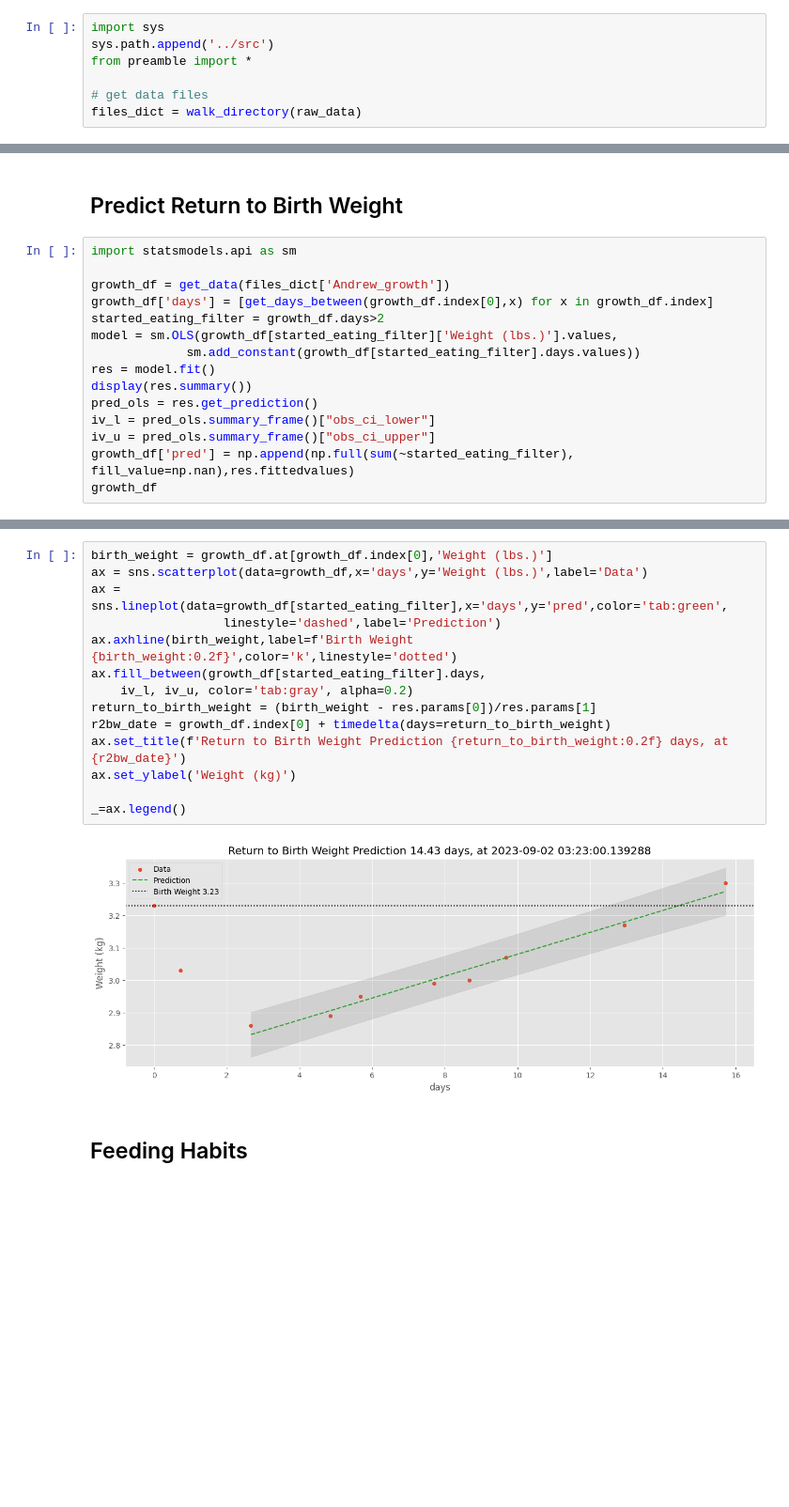
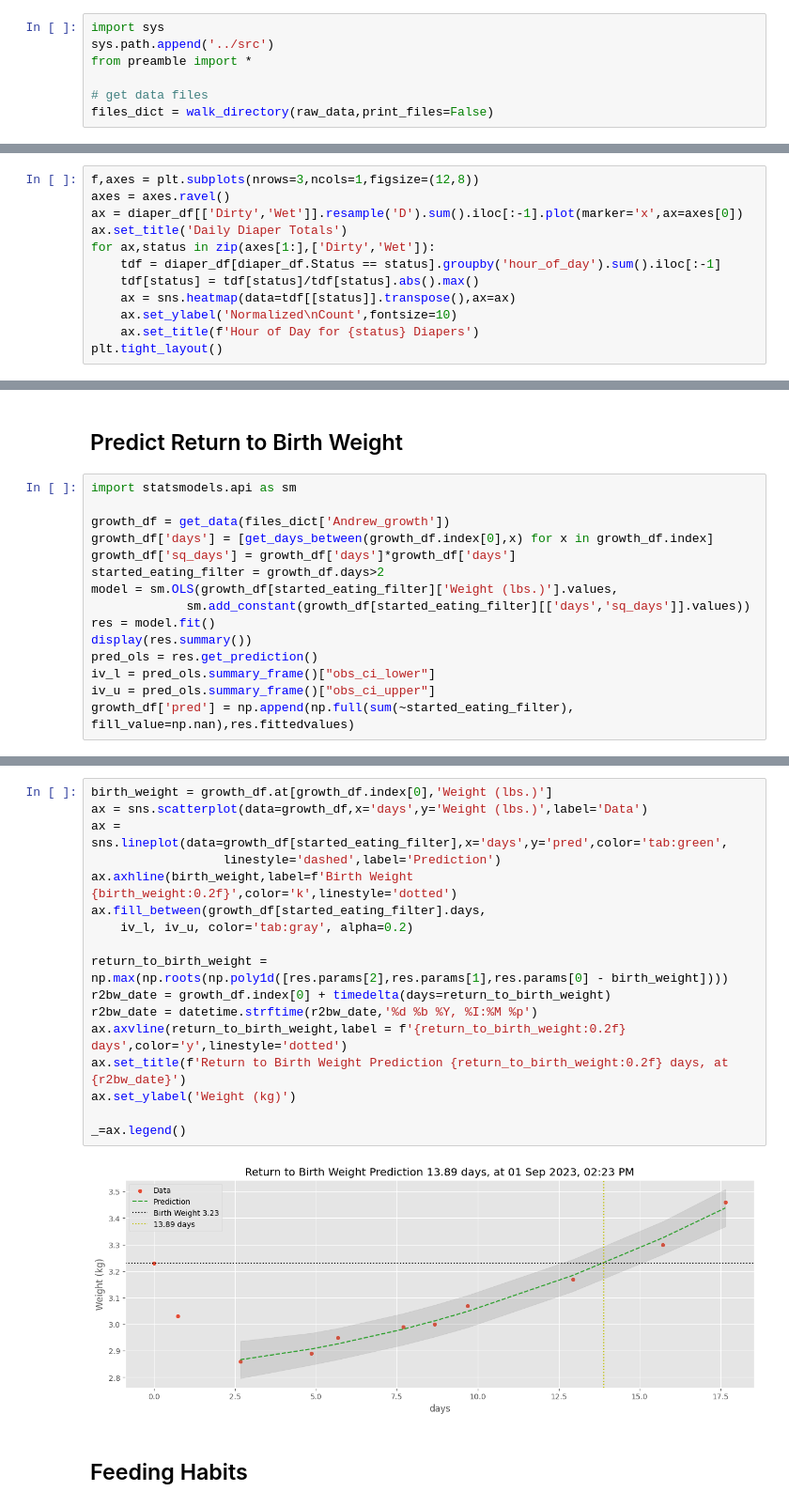
Before and after one commit to jgalloway42/andrews_baby_tracker, a Jupyter notebook: notebooks/andrews_data.ipynb, the cells around one changed output, grey strips where cells are left out. Shown at 94% size. Saved outputs shown, nothing was run; the diff lists cells and outputs as text; blank space fills up the shorter version.

```diff
--- a/notebooks/andrews_data.ipynb
+++ b/notebooks/andrews_data.ipynb
@@ -4,4 +4,4 @@ sys.path.append('../src')
 from preamble import *
 
 # get data files
-files_dict = walk_directory(raw_data)
+files_dict = walk_directory(raw_data,print_files=False)
@@ -93,0 +33,12 @@ sns.scatterplot(data=diaper_df,x='Time',y='Status',hue='Status')
+# %%
+f,axes = plt.subplots(nrows=3,ncols=1,figsize=(12,8))
+axes = axes.ravel()
+ax = diaper_df[['Dirty','Wet']].resample('D').sum().iloc[:-1].plot(marker='x',ax=axes[0])
+ax.set_title('Daily Diaper Totals')
+for ax,status in zip(axes[1:],['Dirty','Wet']):
+    tdf = diaper_df[diaper_df.Status == status].groupby('hour_of_day').sum().iloc[:-1]
+    tdf[status] = tdf[status]/tdf[status].abs().max()
+    ax = sns.heatmap(data=tdf[[status]].transpose(),ax=ax)
+    ax.set_ylabel('Normalized\nCount',fontsize=10)
+    ax.set_title(f'Hour of Day for {status} Diapers')
+plt.tight_layout()
@@ -98,15 +51,15 @@ import statsmodels.api as sm
 
 growth_df = get_data(files_dict['Andrew_growth'])
 growth_df['days'] = [get_days_between(growth_df.index[0],x) for x in growth_df.index]
+growth_df['sq_days'] = growth_df['days']*growth_df['days']
 started_eating_filter = growth_df.days>2
 model = sm.OLS(growth_df[started_eating_filter]['Weight (lbs.)'].values,
-             sm.add_constant(growth_df[started_eating_filter].days.values))
+             sm.add_constant(growth_df[started_eating_filter][['days','sq_days']].values))
 res = model.fit()
 display(res.summary())
 pred_ols = res.get_prediction()
 iv_l = pred_ols.summary_frame()["obs_ci_lower"]
 iv_u = pred_ols.summary_frame()["obs_ci_upper"]
 growth_df['pred'] = np.append(np.full(sum(~started_eating_filter), fill_value=np.nan),res.fittedvalues)
-growth_df
 # %% [output]
 OLS Regression Results
@@ -143,19 +85,22 @@ Notes:
 # %%
 birth_weight = growth_df.at[growth_df.index[0],'Weight (lbs.)']
 ax = sns.scatterplot(data=growth_df,x='days',y='Weight (lbs.)',label='Data')
 ax = sns.lineplot(data=growth_df[started_eating_filter],x='days',y='pred',color='tab:green',
                   linestyle='dashed',label='Prediction')
 ax.axhline(birth_weight,label=f'Birth Weight {birth_weight:0.2f}',color='k',linestyle='dotted')
 ax.fill_between(growth_df[started_eating_filter].days,
     iv_l, iv_u, color='tab:gray', alpha=0.2)
-return_to_birth_weight = (birth_weight - res.params[0])/res.params[1]
+
+return_to_birth_weight = np.max(np.roots(np.poly1d([res.params[2],res.params[1],res.params[0] - birth_weight])))
 r2bw_date = growth_df.index[0] + timedelta(days=return_to_birth_weight)
+r2bw_date = datetime.strftime(r2bw_date,'%d %b %Y, %I:%M %p')
+ax.axvline(return_to_birth_weight,label = f'{return_to_birth_weight:0.2f} days',color='y',linestyle='dotted')
 ax.set_title(f'Return to Birth Weight Prediction {return_to_birth_weight:0.2f} days, at {r2bw_date}')
 ax.set_ylabel('Weight (kg)')
 
 _=ax.legend()
 # %% [output]
-[figure, old version]
+[figure, new version]
 # %% [markdown]
 ## Feeding Habits
 # %%
```
Also changed, not shown: parts of 11 cells of this notebook, 1 other file.
